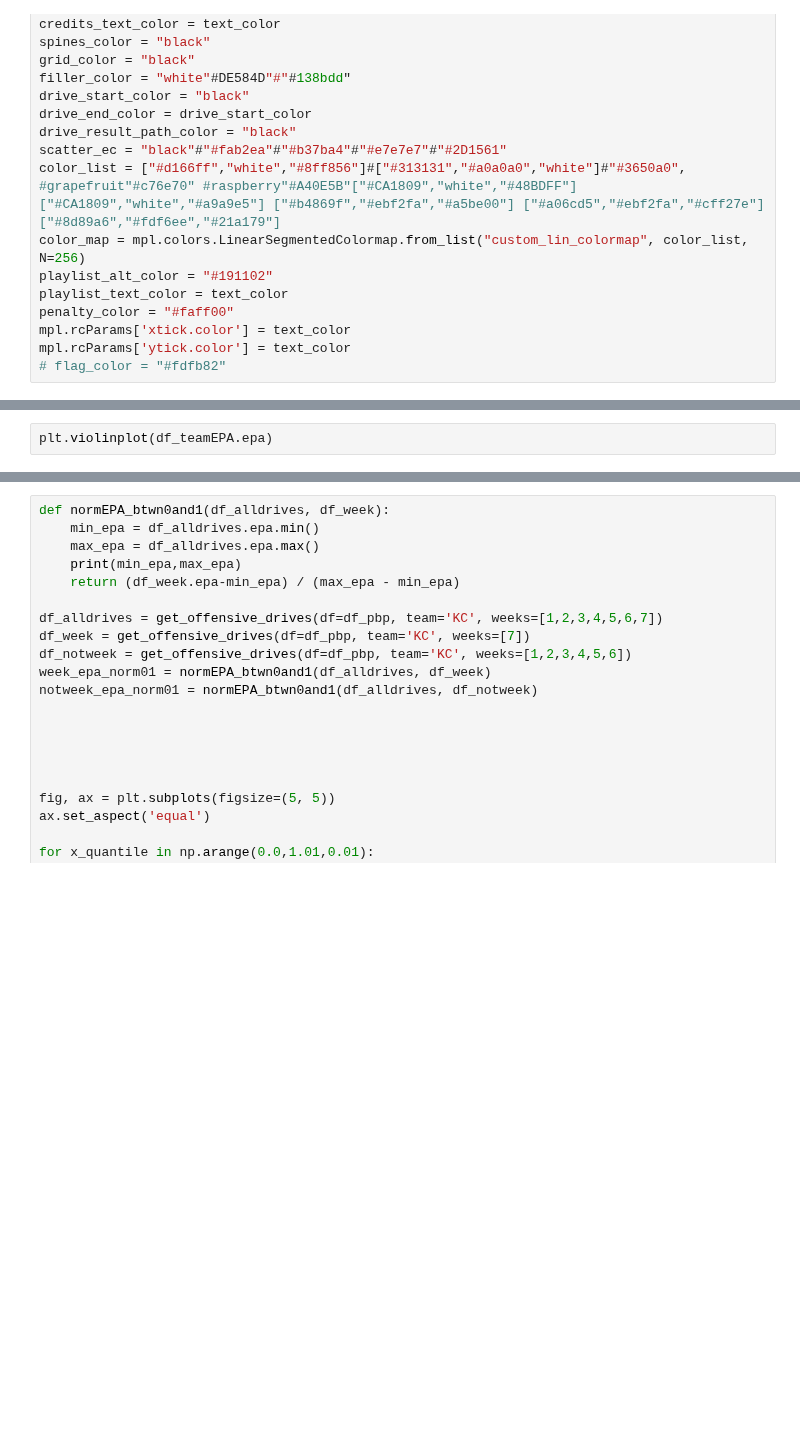
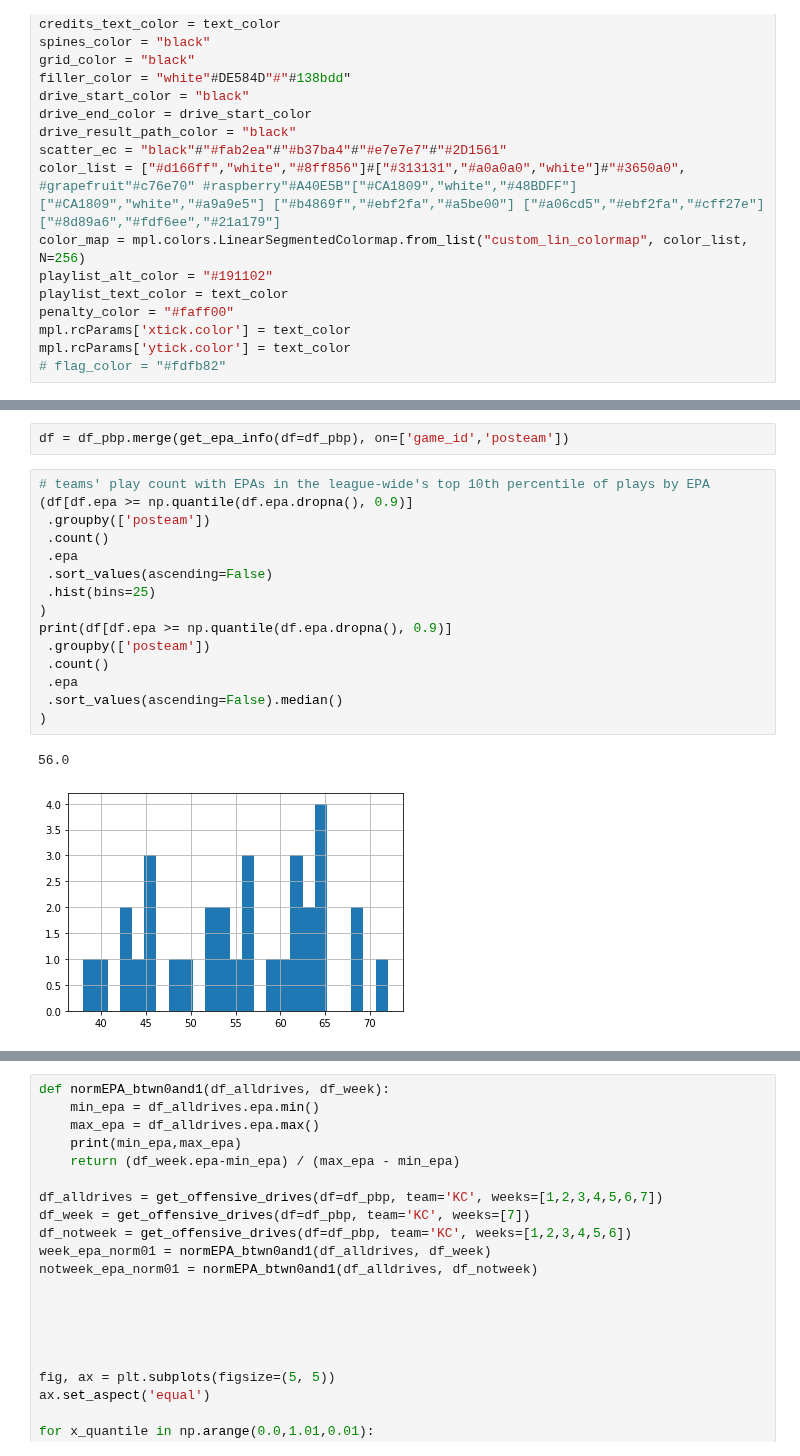
Before and after one commit to keeganheilman/nfl-charts, a Jupyter notebook: explosive_ratio.ipynb, the cells around one changed output, grey strips where cells are left out. Saved outputs shown, nothing was run; the diff lists cells and outputs as text; blank space fills up the shorter version.

Commit message:
continue exploration of 90th percentile

```diff
--- a/explosive_ratio.ipynb
+++ b/explosive_ratio.ipynb
@@ -244,2 +244,20 @@ plt.show()
-# %%
-plt.violinplot(df_teamEPA.epa)
+# %%
+df = df_pbp.merge(get_epa_info(df=df_pbp), on=['game_id','posteam'])
+# %%
+# teams' play count with EPAs in the league-wide's top 10th percentile of plays by EPA
+(df[df.epa >= np.quantile(df.epa.dropna(), 0.9)]
+ .groupby(['posteam'])
+ .count()
+ .epa
+ .sort_values(ascending=False)
+ .hist(bins=25)
+)
+print(df[df.epa >= np.quantile(df.epa.dropna(), 0.9)]
+ .groupby(['posteam'])
+ .count()
+ .epa
+ .sort_values(ascending=False).median()
+)
+# %% [output]
+56.0
+[figure, added]
```
Also changed, not shown: parts of 17 cells of this notebook.
